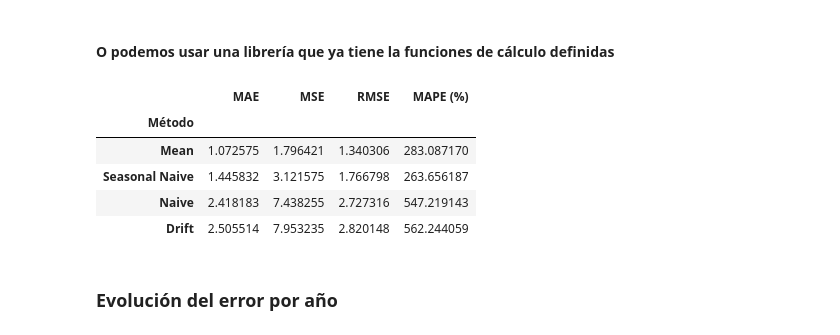
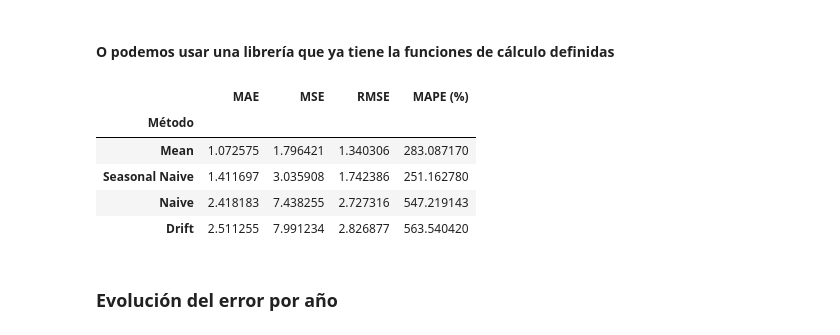
Before and after one commit to YasminMondinoLl/SeriesTemporales_2026, a Jupyter notebook: Notebooks/4_Métodos_de_Pronóstico.ipynb, the cells around one changed output. Cells and saved outputs as stored; diff of their text form; code cells hidden in the pictures.

Commit message:
Arreglado error en notebook 4

```diff
--- a/Notebooks/4_Métodos_de_Pronóstico.ipynb
+++ b/Notebooks/4_Métodos_de_Pronóstico.ipynb
@@ -134,10 +134,10 @@ Observaciones de test: 5695
 # %% [markdown]
 En las observaciones de entrenamiento vamos a rellenar los datos faltantes mediante interpolación (podría aplicarse otro método que se considere conveniente)
 # %%
-fechas_esperadas = fechas_esperadas[fechas_esperadas <= "2009-12-31"] # Las fechas esperadas en el dataset de train son solo hasta el 2010
+fechas_esperadas_train = fechas_esperadas[fechas_esperadas <= "2009-12-31"] # Las fechas esperadas en el dataset de train son solo hasta el 2010
 # %%
 datos_train = (datos_train.set_index("Fecha")             # Usa temporalmente Fecha como índice
-                      .reindex(fechas_esperadas)          # Reemplaza el índice por fechas_esperadas
+                      .reindex(fechas_esperadas_train)          # Reemplaza el índice por fechas_esperadas
                       .rename_axis("Fecha")               # Asigna el nombre "Fecha" al nuevo índice
                       .reset_index())                     # Convierte nuevamente el índice Fecha en una columna
 
@@ -159,0 +162,7 @@ Observaciones de entrenamiento después de completar: 38693
+# %%
+fechas_esperadas_test = fechas_esperadas[fechas_esperadas  >= "2010-01-01"] # Las fechas esperadas en el dataset de test son solo desde el 2010
+# %%
+datos_test = (datos_test.set_index("Fecha")               # Usa temporalmente Fecha como índice
+                      .reindex(fechas_esperadas_test)     # Reemplaza el índice por fechas_esperadas
+                      .rename_axis("Fecha")               # Asigna el nombre "Fecha" al nuevo índice
+                      .reset_index())                     # Convierte nuevamente el índice Fecha en una columna
@@ -402,42 +415,43 @@ from sklearn.metrics import mean_absolute_error, mean_squared_error, root_mean_s
 def calcular_metricas_sklearn(real, pred, nombre_metodo):
 
     pred = pred.to_numpy()
+    mask = ~np.isnan(real)
 
-    mae = mean_absolute_error(real, pred)
+    mae = mean_absolute_error(real[mask], pred[mask])
 
-    mse = mean_squared_error(real, pred)
+    mse = mean_squared_error(real[mask], pred[mask])
 
-    rmse = root_mean_squared_error(real, pred)
+    rmse = root_mean_squared_error(real[mask], pred[mask])
 
-    mape = mean_absolute_percentage_error(real, pred) * 100
+    mape = mean_absolute_percentage_error(real[mask], pred[mask]) * 100
 
     return({
         "Método": nombre_metodo,
         "MAE": mae,
         "MSE": mse,
         "RMSE": rmse,
         "MAPE (%)": mape
     })
 
 
 resultados = []
 
 resultados.append(calcular_metricas_sklearn(datos_test["Altura"], pred_mean, "Mean"))
 resultados.append(calcular_metricas_sklearn(datos_test["Altura"], pred_naive, "Naive"))
 resultados.append(calcular_metricas_sklearn(datos_test["Altura"], pred_seasonal_naive, "Seasonal Naive"))
 resultados.append(calcular_metricas_sklearn(datos_test["Altura"], pred_drift, "Drift"))
 
 tabla_metricas = pd.DataFrame(resultados).set_index("Método")
 tabla_metricas = tabla_metricas.sort_values("RMSE")  # Ordenamos de mejor a peor según RMSE
 
 tabla_metricas
 # %% [output]
 |  | MAE | MSE | RMSE | MAPE (%) |
 | Método |  |  |  |  |
 | Mean | 1.072575 | 1.796421 | 1.340306 | 283.087170 |
-| Seasonal Naive | 1.445832 | 3.121575 | 1.766798 | 263.656187 |
+| Seasonal Naive | 1.411697 | 3.035908 | 1.742386 | 251.162780 |
 | Naive | 2.418183 | 7.438255 | 2.727316 | 547.219143 |
-| Drift | 2.505514 | 7.953235 | 2.820148 | 562.244059 |
+| Drift | 2.511255 | 7.991234 | 2.826877 | 563.540420 |
 # %% [markdown]
 ###  Evolución del error por año
 # %%
```
Also changed, not shown: parts of 6 cells of this notebook.
